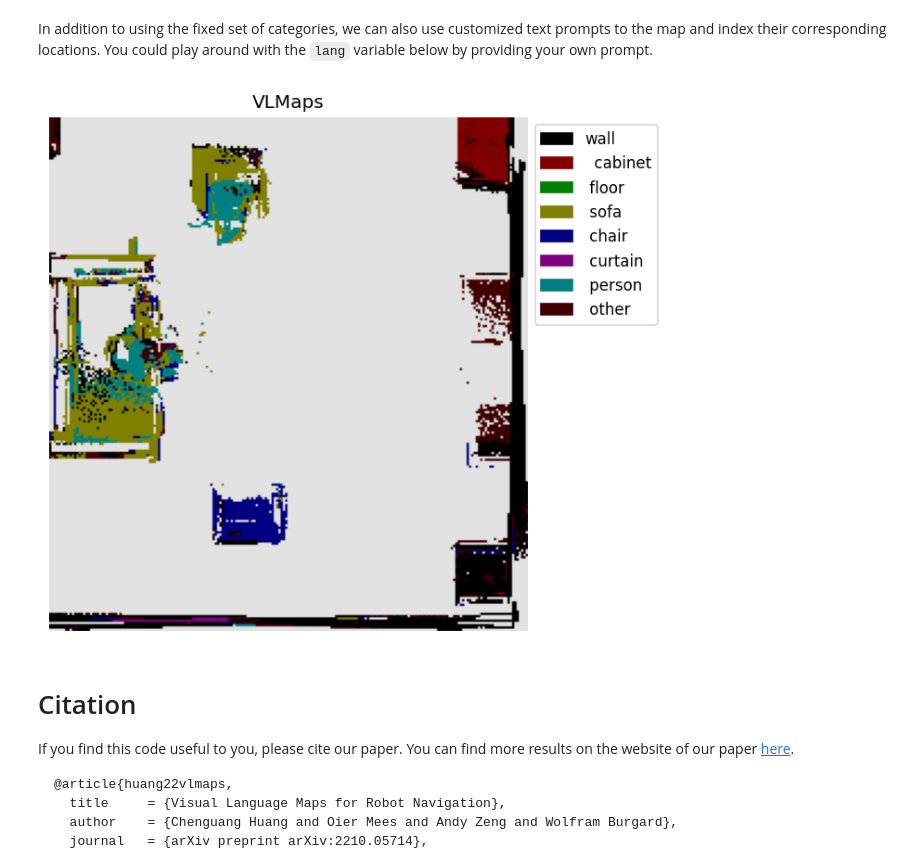
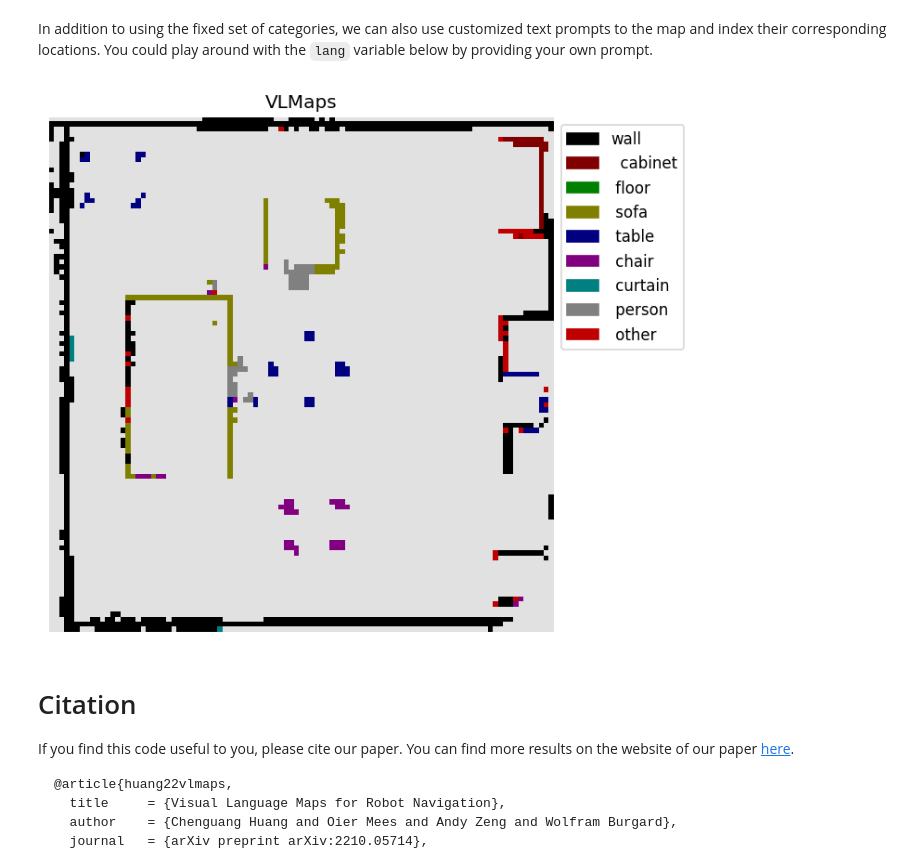
Before and after one commit to ManojBhatta/ov_nav, a Jupyter notebook: vlmap/demo.ipynb, the cells around one changed output. Saved outputs shown, nothing was run; the diff lists cells and outputs as text; code cells hidden in the pictures.

Commit message:
vlmap creation

```diff
--- a/vlmap/demo.ipynb
+++ b/vlmap/demo.ipynb
@@ -16,7 +16,7 @@ root_dir = root_dir[0]
 # %cd ..
 import os
 # data_dir = os.path.join(root_dir, "data", "5LpN3gDmAk7_1")
-data_dir = '/tmp/vlmap_recording/test6'
+data_dir = '/tmp/vlmap_recording/test7'
 # %% [markdown]
 ## Visualize the Dataset
 # %%
@@ -488,8 +500,8 @@ if use_self_built_map:
     map_save_dir = os.path.join(data_dir, "map")
 os.makedirs(map_save_dir, exist_ok=True)
 
-color_top_down_save_path = os.path.join(map_save_dir, f"color_top_down_1.npy")
-grid_save_path = os.path.join(map_save_dir, f"grid_lseg_1.npy")
+color_top_down_save_path = os.path.join(map_save_dir, f"color_top_down.npy")
+grid_save_path = os.path.join(map_save_dir, f"grid_lseg.npy")
 obstacles_save_path = os.path.join(map_save_dir, "obstacles.npy")
 # %% [markdown]
 ## Show Obstacle Map
@@ -577,32 +593,32 @@ plt.show()
 In addition to using the fixed set of categories, we can also use customized text prompts to the map and index their corresponding locations. You could play around with the `lang` variable below by providing your own prompt.
 # %%
 # @markdown Input the prompt as a string of object names separated by ","
-lang = "wall,  cabinet, floor, sofa, chair, curtain, person, lamp, other" # @param {type: "string"}
+lang = "wall,  cabinet, floor, sofa, table, chair, curtain, person, lamp, other" # @param {type: "string"}
 lang = lang.split(",")
 text_feats = get_text_feats(lang, clip_model, clip_feat_dim)
 
 map_feats = grid.reshape((-1, grid.shape[-1]))
 scores_list = map_feats @ text_feats.T
 
 predicts = np.argmax(scores_list, axis=1)
 predicts = predicts.reshape((xmax - xmin + 1, ymax - ymin + 1))
 floor_mask = predicts == 2
 
 new_pallete = get_new_pallete(len(lang))
 mask, patches = get_new_mask_pallete(predicts, new_pallete, out_label_flag=True, labels=lang)
 seg = mask.convert("RGBA")
 seg = np.array(seg)
 seg[no_map_mask] = [225, 225, 225, 255]
 seg[floor_mask] = [225, 225, 225, 255]
 seg = Image.fromarray(seg)
 plt.figure(figsize=(10, 6), dpi=120)
 plt.legend(handles=patches, loc='upper left', bbox_to_anchor=(1., 1), prop={'size': 10})
 plt.axis('off')
 plt.title("VLMaps")
 plt.imshow(seg)
 plt.show()
 # %% [output]
-[figure, old version]
+[figure, new version]
 # %% [markdown]
 # Citation
 If you find this code useful to you, please cite our paper. You can find more results on the website of our paper [here](https://vlmaps.github.io/).
```
Also changed, not shown: parts of 7 cells of this notebook, 1 other file.
